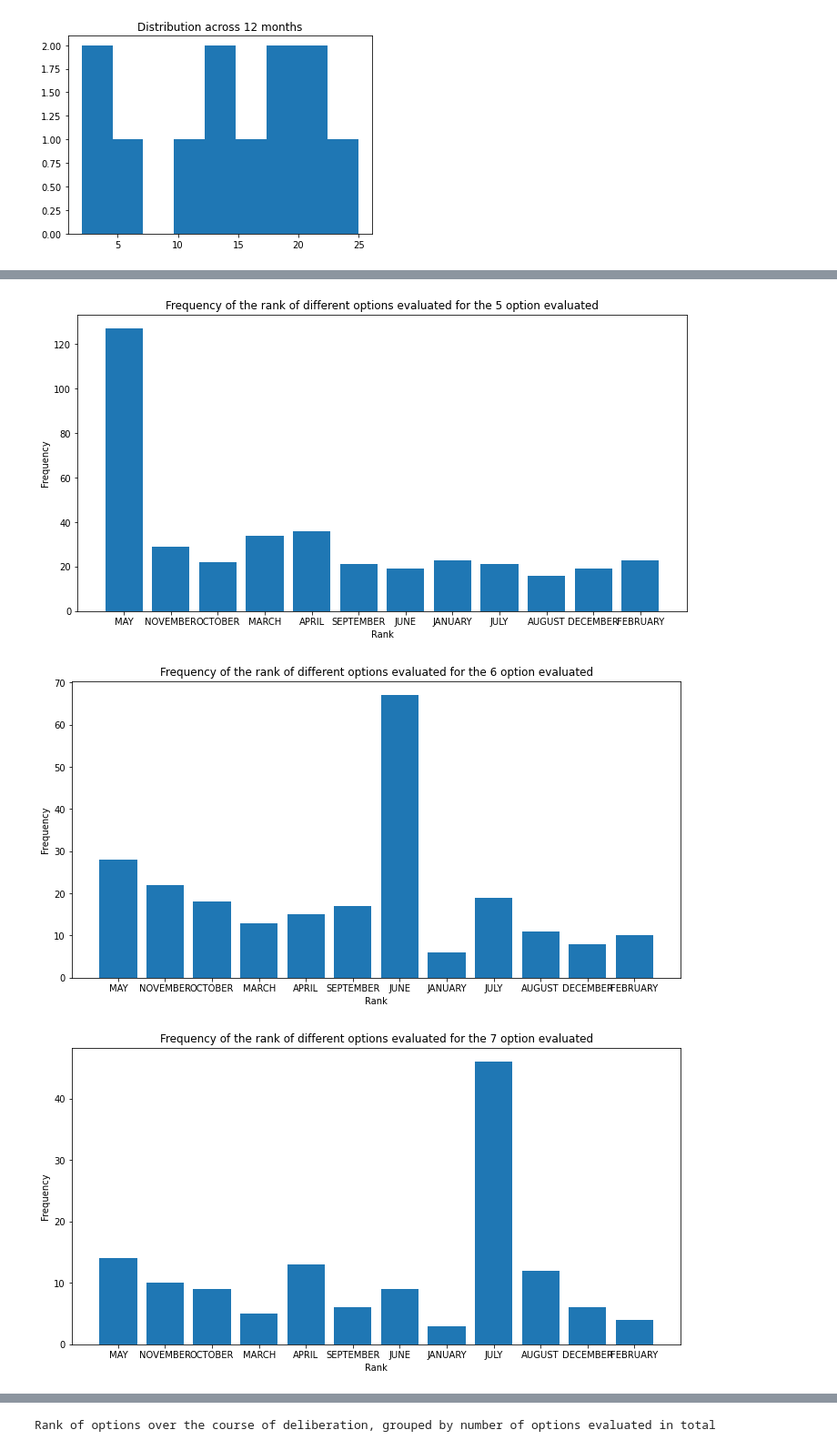
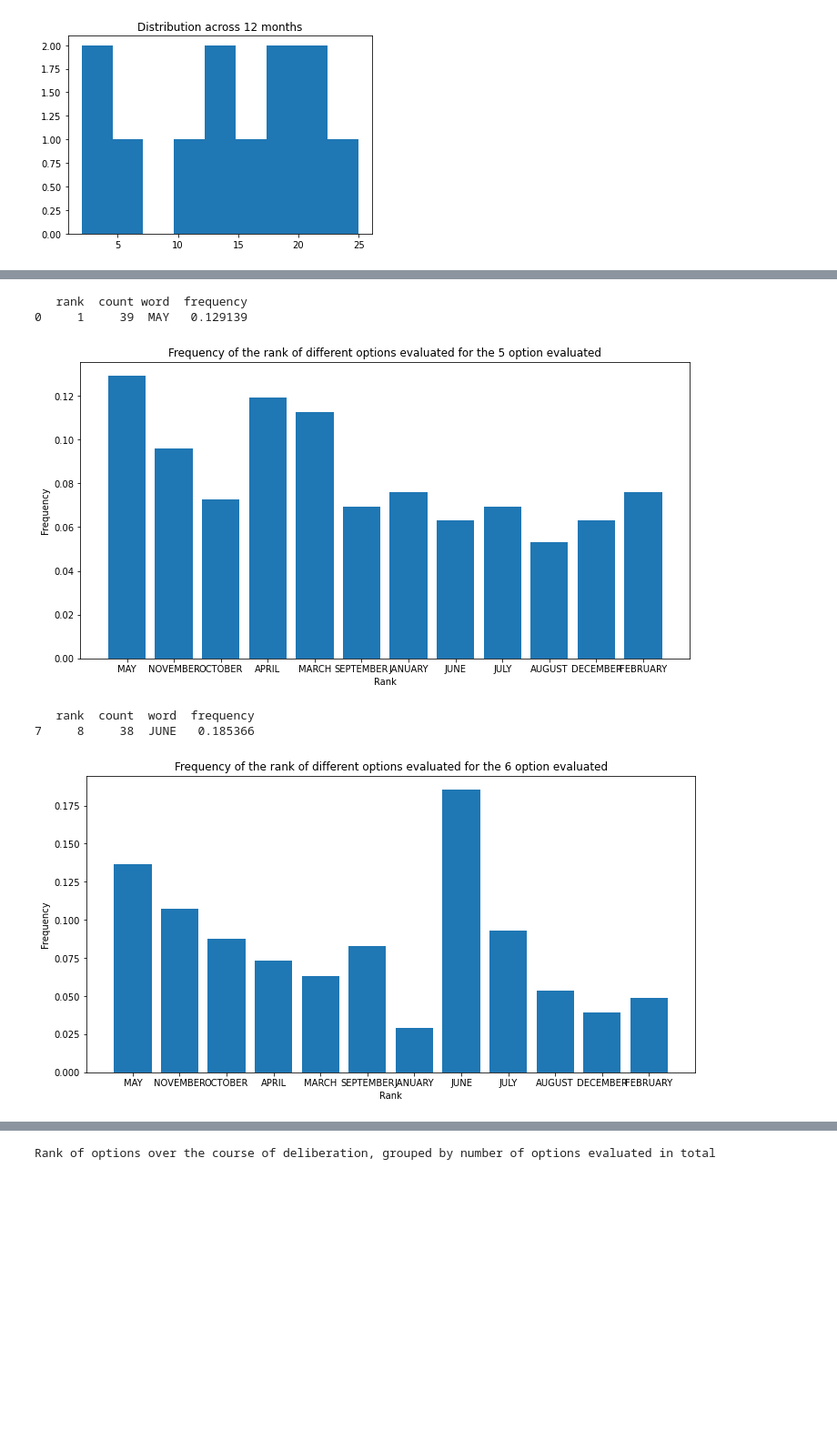
Before and after one commit to jonasalexander/thesis, a Jupyter notebook: analysis/experiment-data-filtering-and-analysis.ipynb, the cells around one changed output, grey strips where cells are left out. Shown at 91% size. Cells and saved outputs as stored; diff of their text form; code cells hidden in the pictures; blank space fills up the shorter version.

Commit message:
update analyses for visuals used in draft

```diff
--- a/analysis/experiment-data-filtering-and-analysis.ipynb
+++ b/analysis/experiment-data-filtering-and-analysis.ipynb
@@ -5,4 +5,4 @@ import numpy as np
 import matplotlib.pyplot as plt
 import seaborn as sns
 # %%
-df = pd.read_csv("~/Desktop/thesis/experiment/data/Adams_experiment.csv")
+df = pd.read_csv("~/Desktop/thesis/data/Adams_experiment.csv")
@@ -218,9 +266,12 @@ for order in range(1, 12):
     rank_and_count = data[data["order"]==order].groupby("rank").count()[["word"]].rename(columns={"word": "count"}).reset_index()
     word_and_rank = data[data["order"]==order].groupby("word").mean()[["rank"]].reset_index()
     to_plot = rank_and_count.merge(word_and_rank).sort_values("rank")
+    to_plot["frequency"] = to_plot["count"] / sum(to_plot["count"])
+
+    print(to_plot[to_plot["word"]==annual_order[order-1]])
 
     fig = plt.figure(figsize=(12, 6))
-    plt.bar(to_plot["word"], height=to_plot["count"])
+    plt.bar(to_plot["word"], height=to_plot["frequency"])
     plt.title(f"Frequency of the rank of different options evaluated for the {order} option evaluated")
     plt.xlabel("Rank")
     plt.ylabel("Frequency")
@@ -233,3 +292,6 @@ for order in range(1, 12):
+   rank  count word  frequency
+0     1     39  MAY   0.129139
-[figure, old version]
+[figure, new version]
+   rank  count  word  frequency
+7     8     38  JUNE   0.185366
-[figure, old version]
+[figure, new version]
-[figure, removed]
```
Also changed, not shown: parts of 18 cells of this notebook, 1 other file.
